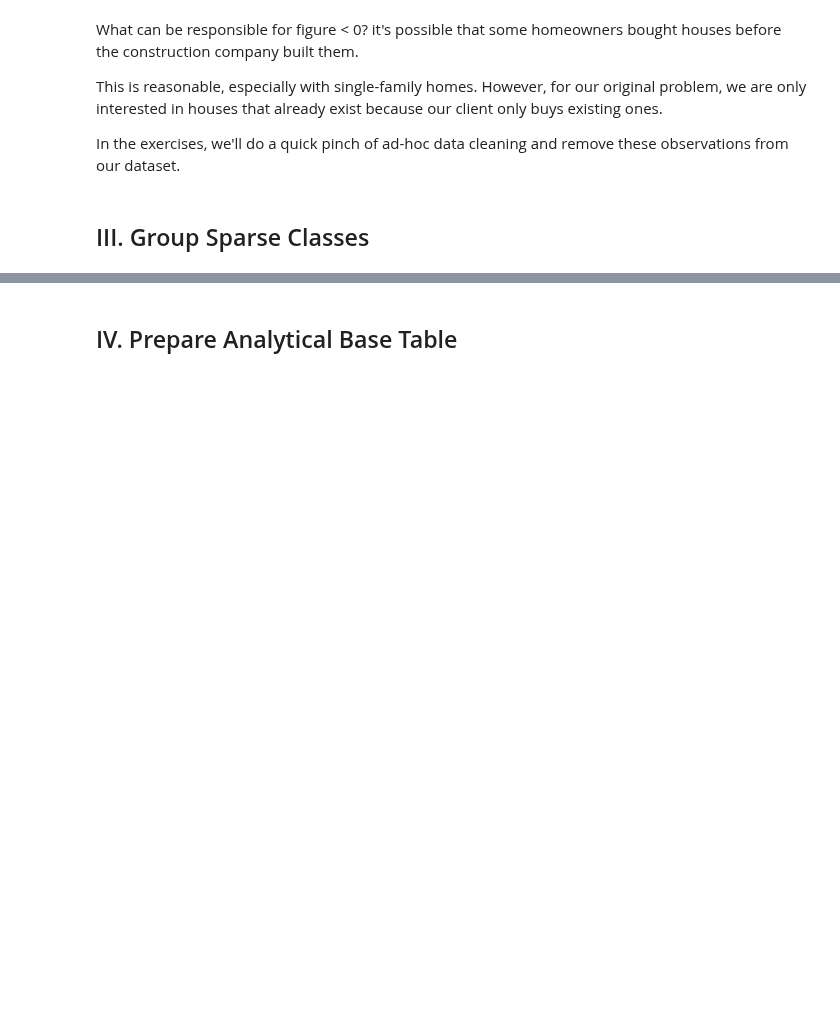
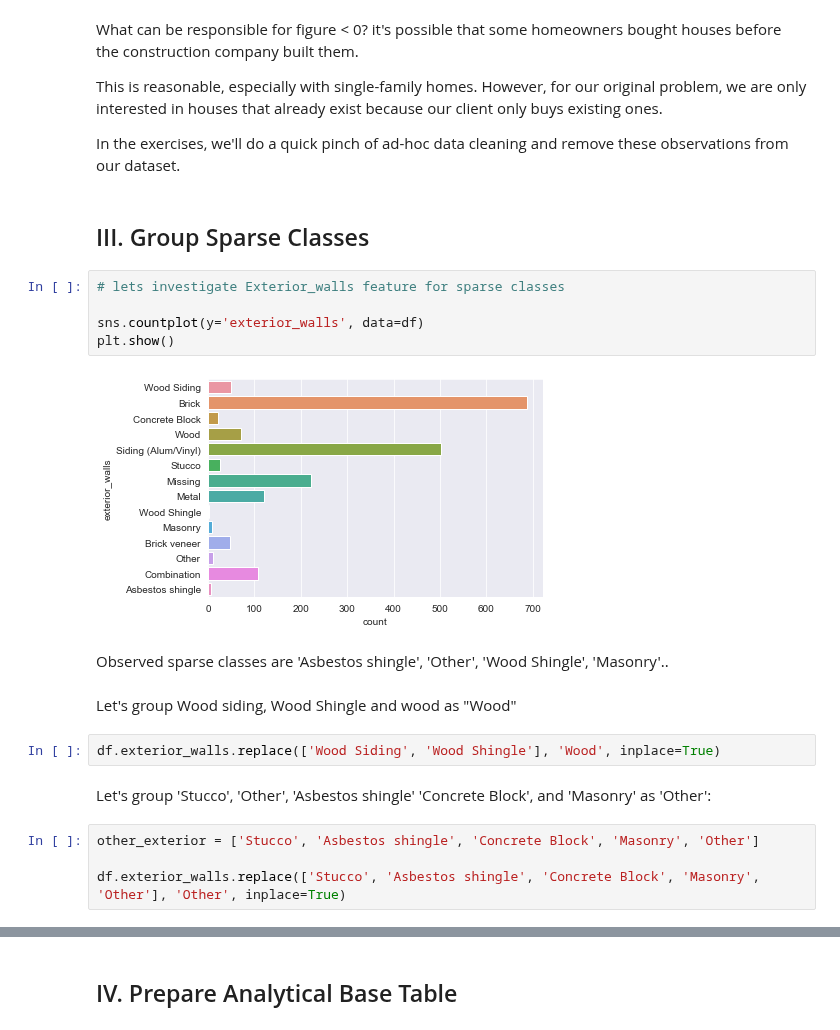
Before and after one commit to tundeiness/Real-Estate-Tycoon, a Jupyter notebook: 3 - Workbook - Feature Engineering.ipynb, the cells around one changed output, grey strips where cells are left out. Saved outputs shown, nothing was run; the diff lists cells and outputs as text; blank space fills up the shorter version.

Commit message:
group sparse classes

```diff
--- a/3 - Workbook - Feature Engineering.ipynb
+++ b/3 - Workbook - Feature Engineering.ipynb
@@ -105,3 +105,22 @@ This is reasonable, especially with single-family homes. However, for our origin
 In the exercises, we'll do a quick pinch of ad-hoc data cleaning and remove these observations from our dataset.
 # %% [markdown]
 ## III. Group Sparse Classes
+# %%
+# lets investigate Exterior_walls feature for sparse classes
+
+sns.countplot(y='exterior_walls', data=df)
+plt.show()
+# %% [output]
+[figure, added]
+# %% [markdown]
+Observed sparse classes are 'Asbestos shingle', 'Other', 'Wood Shingle', 'Masonry'..
+# %% [markdown]
+Let's group Wood siding, Wood Shingle and wood as "Wood"
+# %%
+df.exterior_walls.replace(['Wood Siding', 'Wood Shingle'], 'Wood', inplace=True)
+# %% [markdown]
+Let's group 'Stucco', 'Other', 'Asbestos shingle' 'Concrete Block', and 'Masonry' as 'Other':
+# %%
+other_exterior = ['Stucco', 'Asbestos shingle', 'Concrete Block', 'Masonry', 'Other']
+
+df.exterior_walls.replace(['Stucco', 'Asbestos shingle', 'Concrete Block', 'Masonry', 'Other'], 'Other', inplace=True)
```
Also changed, not shown: parts of 1 cell of this notebook.
